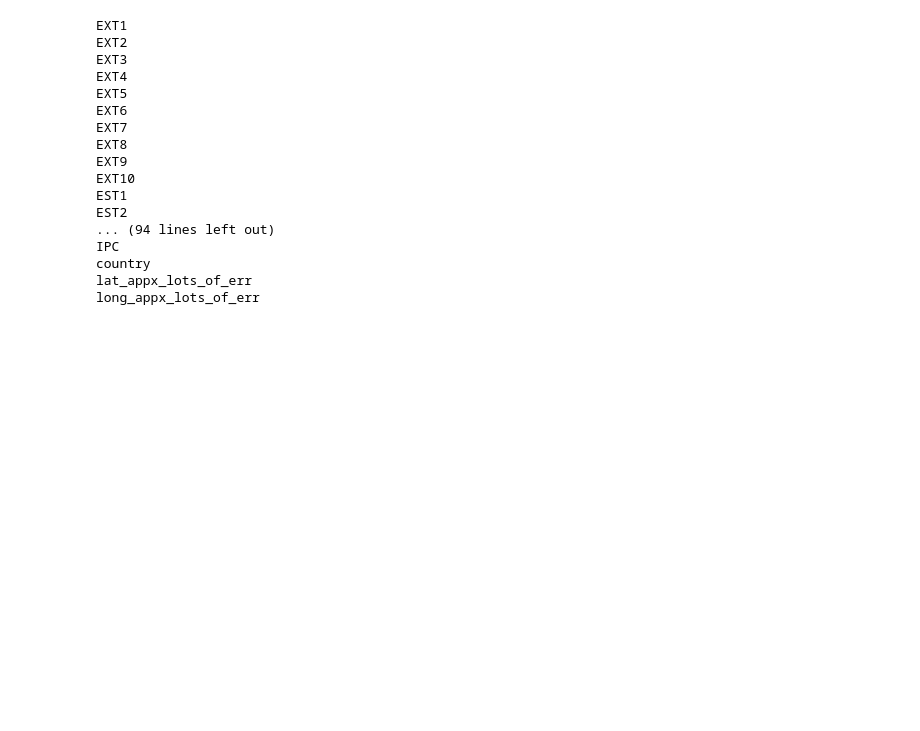
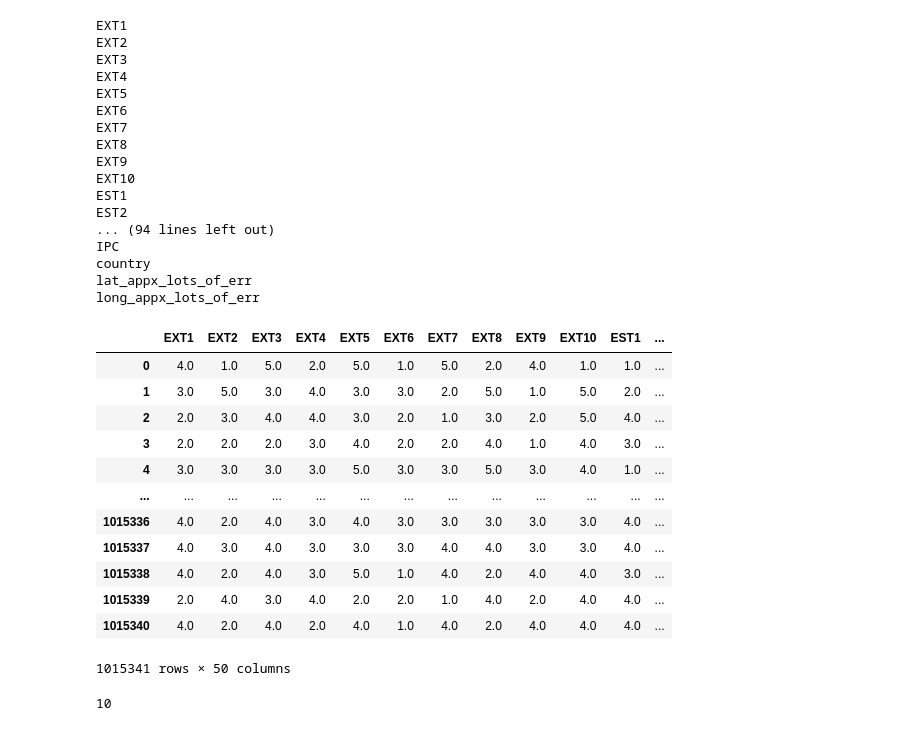
Before and after one commit to YasPHP/The-Five-Factor-Personality-Test, a Jupyter notebook: TBF Personality System.ipynb, the cells around one changed output. Cells and saved outputs as stored; diff of their text form; code cells hidden in the pictures; blank space fills up the shorter version.

```diff
--- a/TBF Personality System.ipynb
+++ b/TBF Personality System.ipynb
@@ -2,9 +2,11 @@
 # pandas library import
 import pandas as pd
 
+# dataframe creation
+df = pd.read_csv('data-final.csv', delimiter="\t")
 
-# dataframe creation (note: specify path of dataset file)
-df = pd.read_csv(r'/Users/yasmeen/Desktop/TBF-Personality-System/data-final.csv', delimiter="\t")
+# (note: specify path of dataset file if no compiled directory)
+# df = pd.read_csv(r'/Users/.../data-final.csv', delimiter="\t")
 # %%
 df
 # %% [output]
@@ -47,0 +53,23 @@ long_appx_lots_of_err
+# %%
+# adjusts the dataframe from 110 columns to 50 (number of rows remains the same)
+full_dataframe = df[df.columns[0:50]]
+# %%
+# displays the new setup of the dataframe's columns
+pd.set_option('display.max_columns', None)
+# %%
+# outputs the complete dataframe
+full_dataframe
+# %% [output]
+|  | EXT1 | EXT2 | EXT3 | EXT4 | EXT5 | EXT6 | EXT7 | EXT8 | EXT9 | EXT10 | EST1 | ... |
+| 0 | 4.0 | 1.0 | 5.0 | 2.0 | 5.0 | 1.0 | 5.0 | 2.0 | 4.0 | 1.0 | 1.0 | ... |
+| 1 | 3.0 | 5.0 | 3.0 | 4.0 | 3.0 | 3.0 | 2.0 | 5.0 | 1.0 | 5.0 | 2.0 | ... |
+| 2 | 2.0 | 3.0 | 4.0 | 4.0 | 3.0 | 2.0 | 1.0 | 3.0 | 2.0 | 5.0 | 4.0 | ... |
+| 3 | 2.0 | 2.0 | 2.0 | 3.0 | 4.0 | 2.0 | 2.0 | 4.0 | 1.0 | 4.0 | 3.0 | ... |
+| 4 | 3.0 | 3.0 | 3.0 | 3.0 | 5.0 | 3.0 | 3.0 | 5.0 | 3.0 | 4.0 | 1.0 | ... |
+| ... | ... | ... | ... | ... | ... | ... | ... | ... | ... | ... | ... | ... |
+| 1015336 | 4.0 | 2.0 | 4.0 | 3.0 | 4.0 | 3.0 | 3.0 | 3.0 | 3.0 | 3.0 | 4.0 | ... |
+| 1015337 | 4.0 | 3.0 | 4.0 | 3.0 | 3.0 | 3.0 | 4.0 | 4.0 | 3.0 | 3.0 | 4.0 | ... |
+| 1015338 | 4.0 | 2.0 | 4.0 | 3.0 | 5.0 | 1.0 | 4.0 | 2.0 | 4.0 | 4.0 | 3.0 | ... |
+| 1015339 | 2.0 | 4.0 | 3.0 | 4.0 | 2.0 | 2.0 | 1.0 | 4.0 | 2.0 | 4.0 | 4.0 | ... |
+| 1015340 | 4.0 | 2.0 | 4.0 | 2.0 | 4.0 | 1.0 | 4.0 | 2.0 | 4.0 | 4.0 | 4.0 | ... |
+1015341 rows × 50 columns
@@ -47,0 +90,5 @@ long_appx_lots_of_err
+# %%
+# double checking that the total number of clusters matches our kmeans parameter
+len(kmeans.cluster_centers_)
+# %% [output]
+10
```
Also changed, not shown: parts of 51 cells of this notebook.
